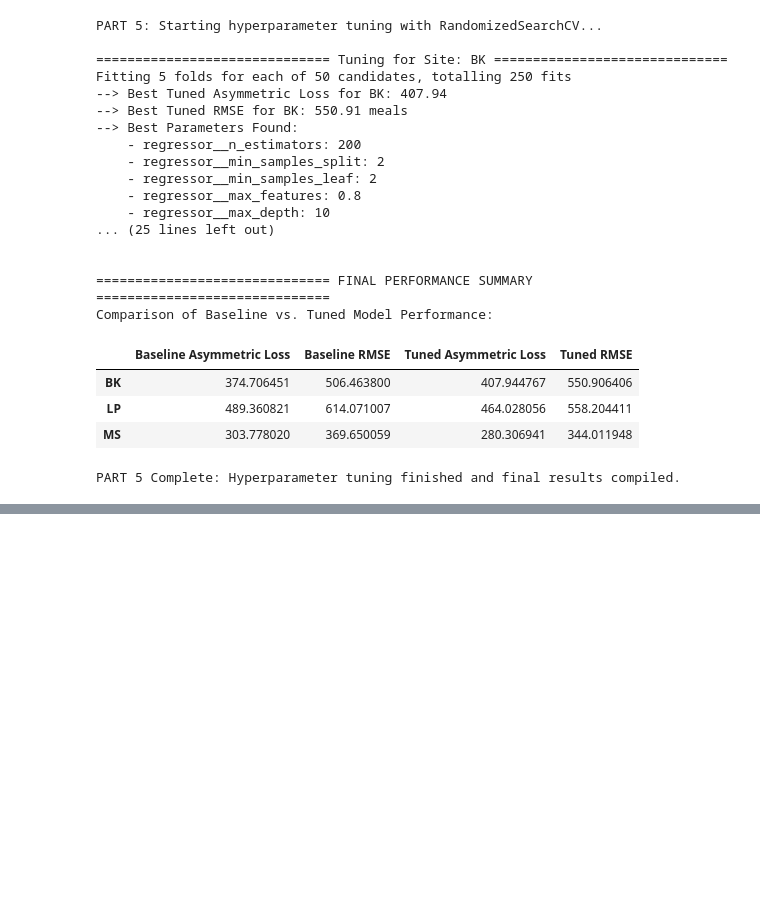
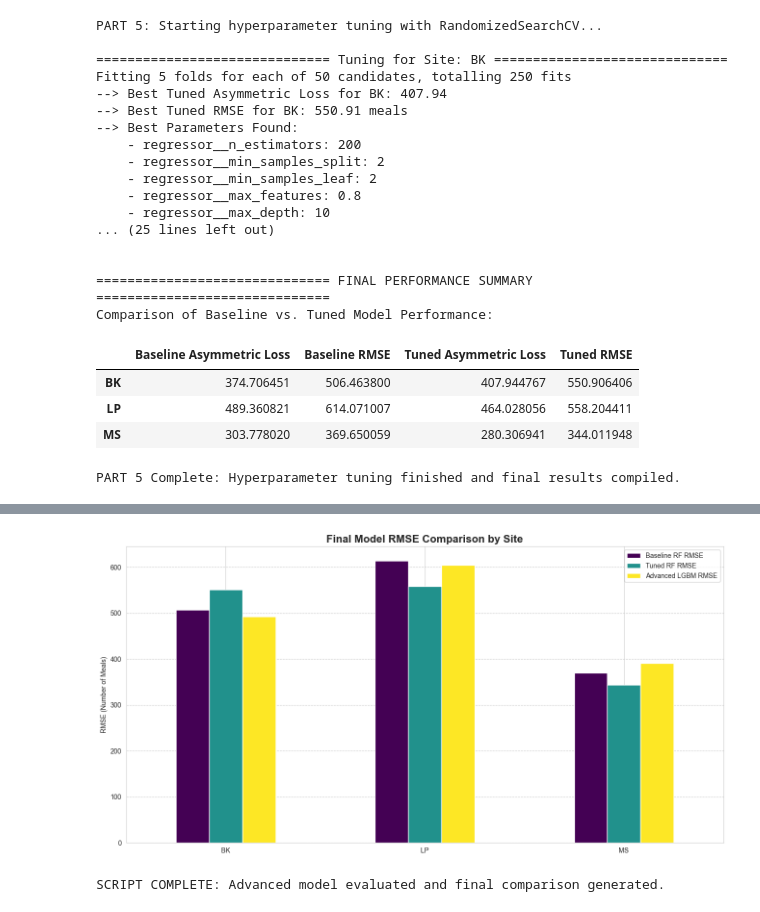
Before and after one commit to shayanxmoradi/Stattkueche, a Jupyter notebook: regression/L5.ipynb, the cells around one changed output, grey strips where cells are left out. Cells and saved outputs as stored; diff of their text form; code cells hidden in the pictures; blank space fills up the shorter version.

```diff
--- a/regression/L5.ipynb
+++ b/regression/L5.ipynb
@@ -624,0 +684,65 @@ PART 5 Complete: Hyperparameter tuning finished and final results compiled.
+# %%
+from lightgbm import LGBMRegressor
+
+# =============================================================================
+# PART 7: ADVANCED MODEL TRAINING & FINAL COMPARISON (FIXED)
+# -----------------------------------------------------------------------------
+# This part now uses the pre-processed advanced daily dataset (`df_daily_adv`)
+# with a simpler pipeline that doesn't need to do the aggregation itself.
+# =============================================================================
+
+print("\nPART 7: Building and evaluating an advanced pipeline with LightGBM...")
+
+# --- Define the NEW Advanced Pipeline ---
+# This pipeline is simpler because the complex feature creation was done in Part 6.
+features_to_exclude_adv = features_to_exclude + ['MenuBase'] # MenuBase is not in daily data
+advanced_pipeline_lgbm = Pipeline([
+    ('daily_features', DailyFeatureEngineer()),
+    ('imputer', MissingFlagImputer(strategy='median')),
+    ('dropper', ColumnDropper(cols_to_drop=features_to_exclude_adv)),
+    ('regressor', LGBMRegressor(random_state=RANDOM_STATE, n_jobs=-1))
+])
+
+advanced_scores = {}
+for site in sites:
+    print(f"\n{'='*30} Evaluating Advanced Model for Site: {site} {'='*30}")
+
+    # Use the new advanced daily dataframe
+    df_site_adv = df_daily_adv[df_daily_adv['Site'] == site].copy()
+    X, y = df_site_adv, df_site_adv['net_qty']
+
+    if len(X) < 100:
+        print(f"Skipping site {site} due to insufficient data.")
+        continue
+
+    # Now X and y have the same length, and the ValueError is resolved.
+    tscv = TimeSeriesSplit(n_splits=5)
+    adv_custom_scores = -cross_val_score(advanced_pipeline_lgbm, X, y, cv=tscv, scoring=asymmetric_scorer, n_jobs=-1)
+    adv_rmse_scores = -cross_val_score(advanced_pipeline_lgbm, X, y, cv=tscv, scoring='neg_root_mean_squared_error', n_jobs=-1)
+
+    advanced_scores[site] = {'Asymmetric Loss': adv_custom_scores.mean(), 'RMSE': adv_rmse_scores.mean()}
+    print(f"    - Advanced Asymmetric Loss: {adv_custom_scores.mean():.2f}")
+    print(f"    - Advanced RMSE: {adv_rmse_scores.mean():.2f} meals")
+
+
+# --- Final Summary Table with Advanced Model ---
+print(f"\n\n{'='*30} FINAL PERFORMANCE SUMMARY {'='*30}")
+baseline_df = pd.DataFrame(baseline_scores).T.rename(columns=lambda c: f"Baseline RF {c}")
+tuned_df = pd.DataFrame(tuned_scores).T.rename(columns=lambda c: f"Tuned RF {c}")
+advanced_df = pd.DataFrame(advanced_scores).T.rename(columns=lambda c: f"Advanced LGBM {c}")
+
+final_summary = pd.concat([baseline_df, tuned_df, advanced_df], axis=1)
+print("Comparison of Baseline vs. Tuned vs. Advanced Model Performance:")
+display(final_summary)
+
+# Plotting the final comparison
+final_summary_plot = final_summary[[col for col in final_summary.columns if 'RMSE' in col]]
+final_summary_plot.plot(kind='bar', figsize=(16, 8), colormap='viridis')
+plt.title('Final Model RMSE Comparison by Site', fontsize=16, weight='bold')
+plt.ylabel('RMSE (Number of Meals)')
+plt.xticks(rotation=0)
+plt.grid(axis='y', linestyle='--')
+plt.show()
+
+print("\nSCRIPT COMPLETE: Advanced model evaluated and final comparison generated.")
+# %% [output]
@@ -624,0 +770,2 @@ PART 5 Complete: Hyperparameter tuning finished and final results compiled.
+[figure, added]
+SCRIPT COMPLETE: Advanced model evaluated and final comparison generated.
```
Also changed, not shown: parts of 2 cells of this notebook.
